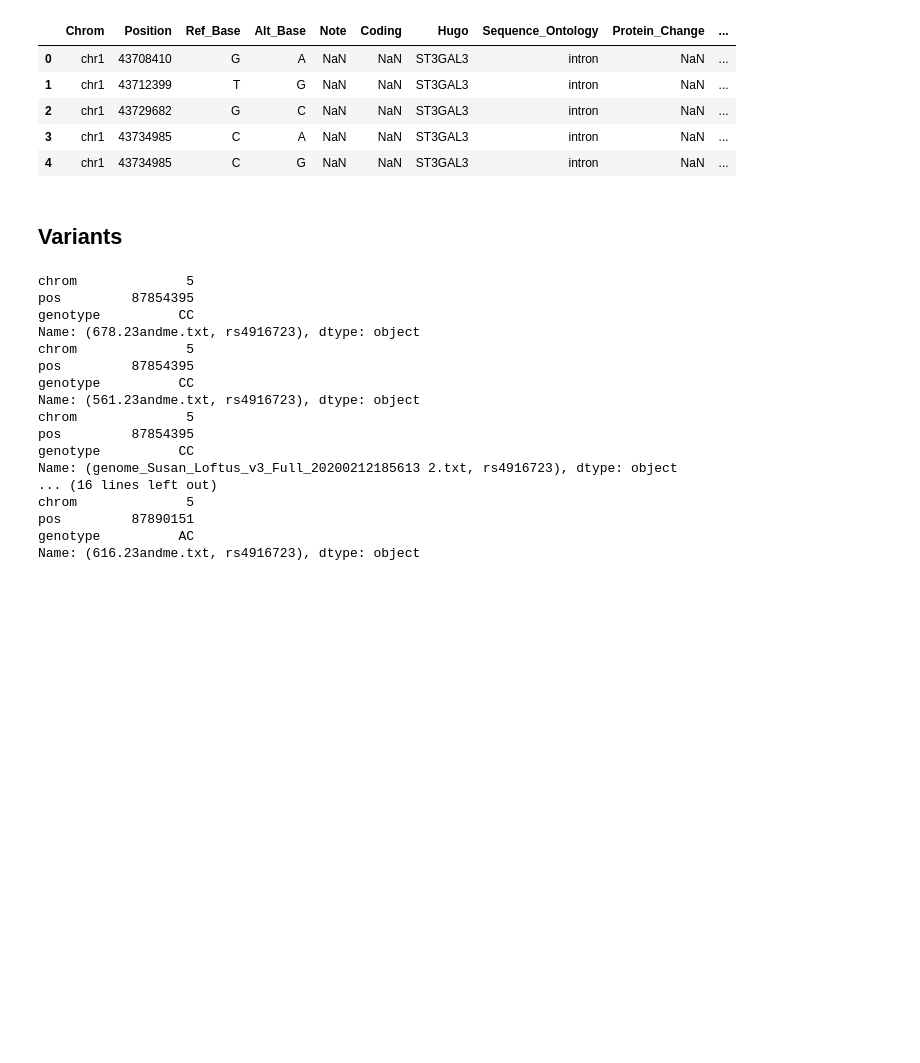
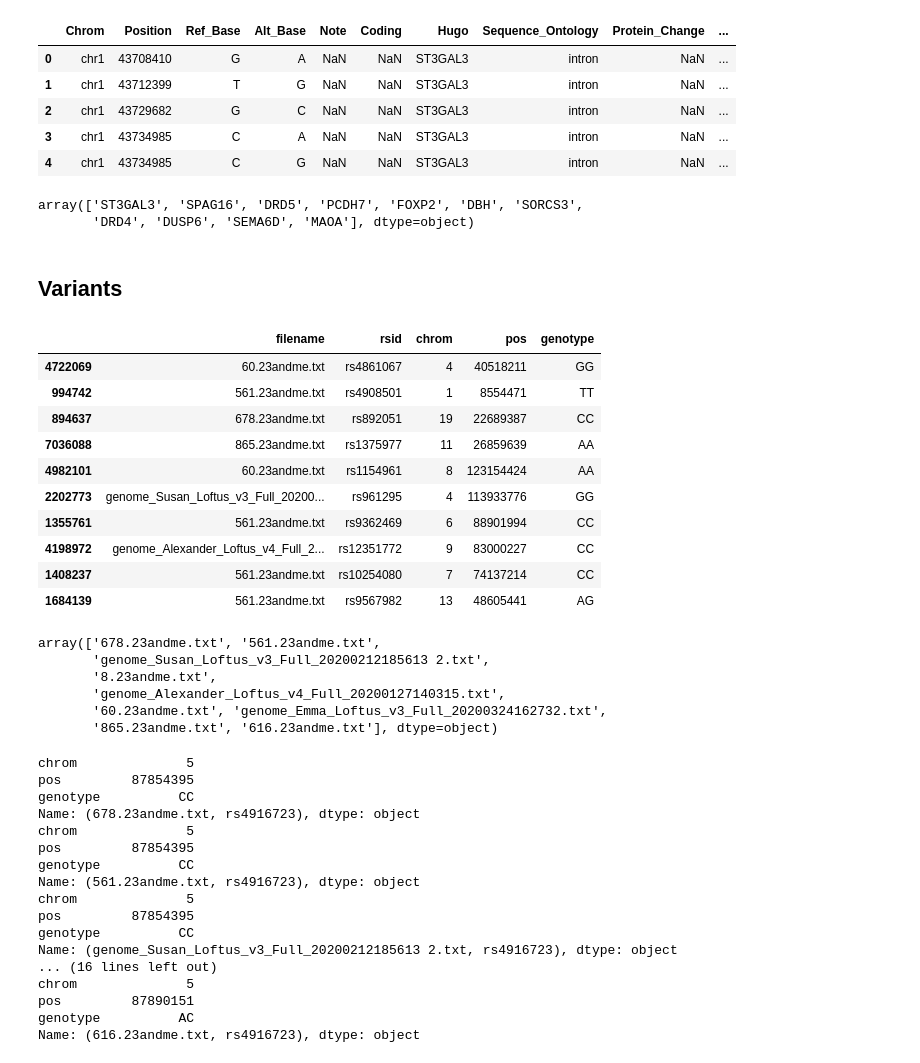
Before and after one commit to loftusa/ADHD, a Jupyter notebook: exploration.ipynb, the cells around one changed output. Cells and saved outputs as stored; diff of their text form; code cells hidden in the pictures; blank space fills up the shorter version.

```diff
--- a/exploration.ipynb
+++ b/exploration.ipynb
@@ -26,12 +57,18 @@ df.head()
 | 2 | chr1 | 43729682 | G | C | NaN | NaN | ST3GAL3 | intron | NaN | ... |
 | 3 | chr1 | 43734985 | C | A | NaN | NaN | ST3GAL3 | intron | NaN | ... |
 | 4 | chr1 | 43734985 | C | G | NaN | NaN | ST3GAL3 | intron | NaN | ... |
+# %%
+df.Hugo.unique()
+# %% [output]
+array(['ST3GAL3', 'SPAG16', 'DRD5', 'PCDH7', 'FOXP2', 'DBH', 'SORCS3',
+       'DRD4', 'DUSP6', 'SEMA6D', 'MAOA'], dtype=object)
 # %% [markdown]
 ## Variants
 # %%
 bigdf = pd.concat(dfs.values(), keys=dfs.keys())
 rsids = """rs11420276
 rs1222063
+rs9677504
 rs4858241
 rs28411770
 rs4916723
@@ -42,6 +79,30 @@ rs1427829
 rs281324
 rs212178""".split("\n")
 keys = list(dfs.keys())
+bigdf = bigdf.reset_index().rename(columns={"level_0": "filename"})
+# %%
+bigdf.sample(10)
+# %% [output]
+|  | filename | rsid | chrom | pos | genotype |
+| 4722069 | 60.23andme.txt | rs4861067 | 4 | 40518211 | GG |
+| 994742 | 561.23andme.txt | rs4908501 | 1 | 8554471 | TT |
+| 894637 | 678.23andme.txt | rs892051 | 19 | 22689387 | CC |
+| 7036088 | 865.23andme.txt | rs1375977 | 11 | 26859639 | AA |
+| 4982101 | 60.23andme.txt | rs1154961 | 8 | 123154424 | AA |
+| 2202773 | genome_Susan_Loftus_v3_Full_20200... | rs961295 | 4 | 113933776 | GG |
+| 1355761 | 561.23andme.txt | rs9362469 | 6 | 88901994 | CC |
+| 4198972 | genome_Alexander_Loftus_v4_Full_2... | rs12351772 | 9 | 83000227 | CC |
+| 1408237 | 561.23andme.txt | rs10254080 | 7 | 74137214 | CC |
+| 1684139 | 561.23andme.txt | rs9567982 | 13 | 48605441 | AG |
+# %%
+bigdf.filename.unique()
+# %% [output]
+array(['678.23andme.txt', '561.23andme.txt',
+       'genome_Susan_Loftus_v3_Full_20200212185613 2.txt',
+       '8.23andme.txt',
+       'genome_Alexander_Loftus_v4_Full_20200127140315.txt',
+       '60.23andme.txt', 'genome_Emma_Loftus_v3_Full_20200324162732.txt',
+       '865.23andme.txt', '616.23andme.txt'], dtype=object)
 # %%
 from collections import defaultdict
 # %%
```
Also changed, not shown: parts of 14 cells of this notebook, 1 other file.
